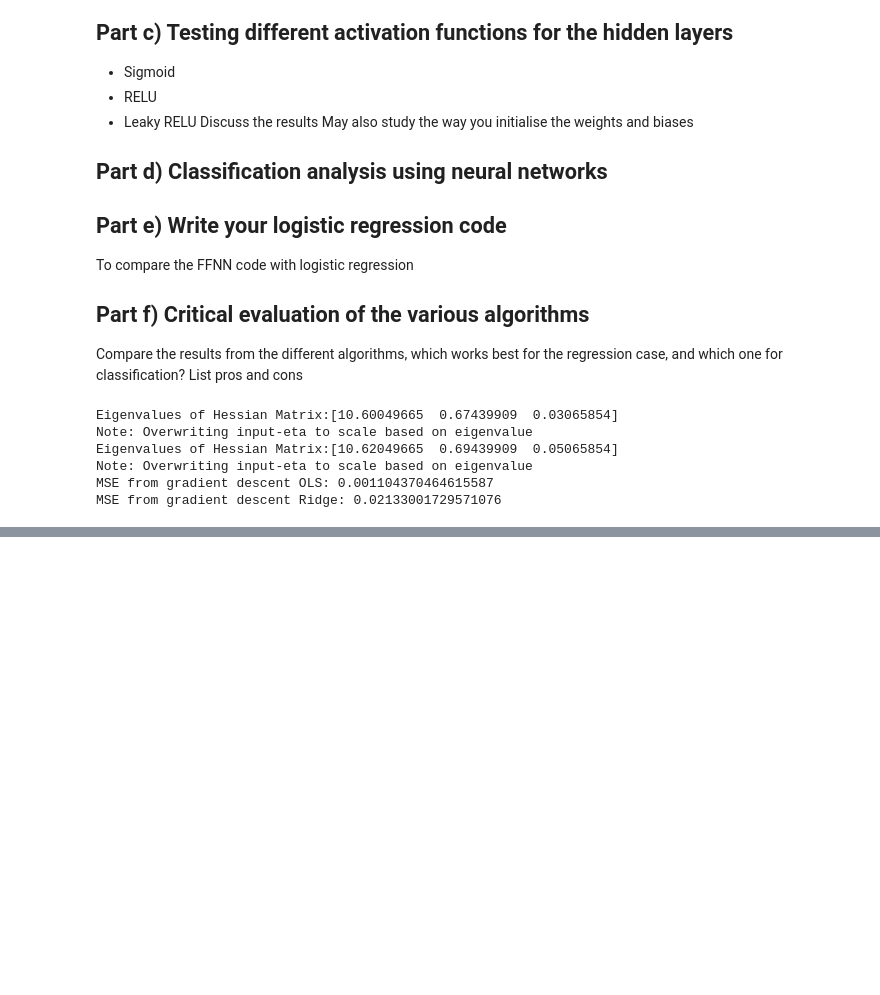
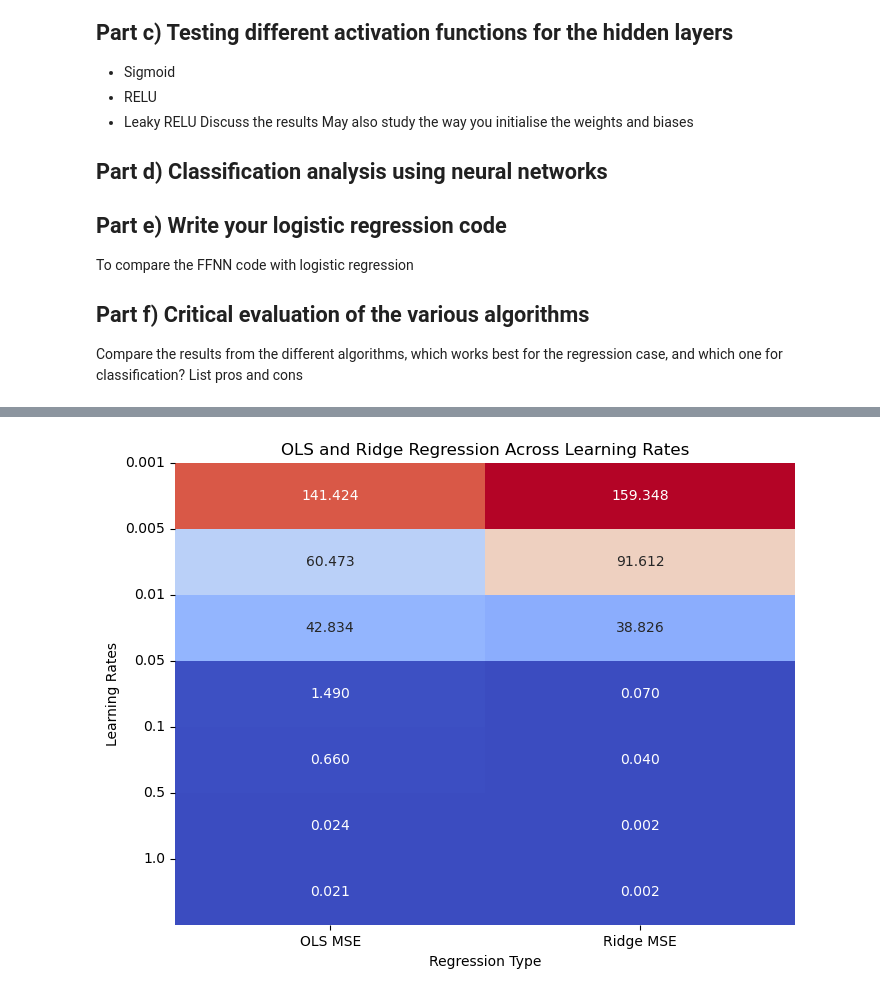
Before and after one commit to hellegje/fys-stk4155, a Jupyter notebook: Project2/Project2.ipynb, the cells around one changed output, grey strips where cells are left out. Drawn from its saved outputs; the diff is of its cells as text; code cells hidden in the pictures; blank space fills up the shorter version.

Commit message:
with heatmap

```diff
--- a/Project2/Project2.ipynb
+++ b/Project2/Project2.ipynb
@@ -154,29 +150,46 @@ class LinearRegression:
         mse = MSE(self.y, y_tilde)
 
         return mse
-# %%
-#Set-up taken from lecture notes
-n = 100
-x = 2*np.random.rand(n,1)
-y = 4+3*x+5*x*x
-# Learning rate and number of iterations
-eta = 0.05
-N_iterations = 100
-
-linear_regression = LinearRegression(x, y)
-
-#Gradient descent
-##OLS
-ols_mse = linear_regression.gradient_descent(LinearRegressionModel.OrdinaryLeastSquares, n, N_iterations, eta)
-##Ridge
-ridge_mse = linear_regression.gradient_descent(LinearRegressionModel.Ridge, n, N_iterations, eta, Lambda=0.01)
-
-print(f"MSE from gradient descent OLS: {ols_mse}")
-print(f"MSE from gradient descent Ridge: {ridge_mse}")
-# %% [output]
-Eigenvalues of Hessian Matrix:[10.60049665  0.67439909  0.03065854]
-Note: Overwriting input-eta to scale based on eigenvalue
-Eigenvalues of Hessian Matrix:[10.62049665  0.69439909  0.05065854]
-Note: Overwriting input-eta to scale based on eigenvalue
-MSE from gradient descent OLS: 0.001104370464615587
-MSE from gradient descent Ridge: 0.02133001729571076
+# %%
+import seaborn as sns
+import pandas as pd
+import matplotlib.pyplot as plt
+from sklearn.metrics import pairwise_distances
+
+#Set-up taken from lecture notes
+n = 100
+x = 2*np.random.rand(n,1)
+y = 4+3*x+5*x*x
+
+N_iterations = 100
+
+linear_regression = LinearRegression(x, y)
+
+#Gradient descent
+learning_rates = np.array([0.001, 0.005, 0.01, 0.05, 0.1, 0.5, 1])
+mse_data = np.zeros((len(learning_rates), 2))  # Rows for learning rates, columns for OLS and Ridge
+for i, eta in enumerate(learning_rates):
+    #OLS
+    ols_mse = linear_regression.gradient_descent(LinearRegressionModel.OrdinaryLeastSquares, n, N_iterations, eta)
+    mse_data[i, 0] = ols_mse
+    ridge_mse = linear_regression.gradient_descent(LinearRegressionModel.Ridge, n, N_iterations, eta, Lambda=0.01)
+    mse_data[i, 1] = ridge_mse
+
+    print(f"MSE from gradient descent OLS: {ols_mse}")
+    print(f"MSE from gradient descent Ridge: {ridge_mse}")
+    print()
+
+# Create a DataFrame for heatmap plotting
+mse_df = pd.DataFrame(mse_data, columns=['OLS MSE', 'Ridge MSE'], index=learning_rates)
+
+# Plot the heatmap
+plt.figure(figsize=(8, 6))
+#sns.heatmap(mse_df, annot=True, fmt=".3f", cmap="coolwarm", cbar_kws={'label': 'MSE'})
+sns.heatmap(mse_df, annot=True, fmt=".3f", cmap="coolwarm", cbar=False)
+plt.title("OLS and Ridge Regression Across Learning Rates")
+plt.xlabel("Regression Type")
+plt.ylabel("Learning Rates")
+plt.xticks(ticks=np.arange(0.5, 2), labels=mse_df.columns, rotation=0)
+plt.yticks(ticks=np.arange(len(learning_rates)), labels=mse_df.index, rotation=0)
+plt.show()
+# %% [output]
@@ -182,0 +216 @@ MSE from gradient descent Ridge: 0.02133001729571076
+[figure, added]
```
Also changed, not shown: parts of 2 cells of this notebook.
